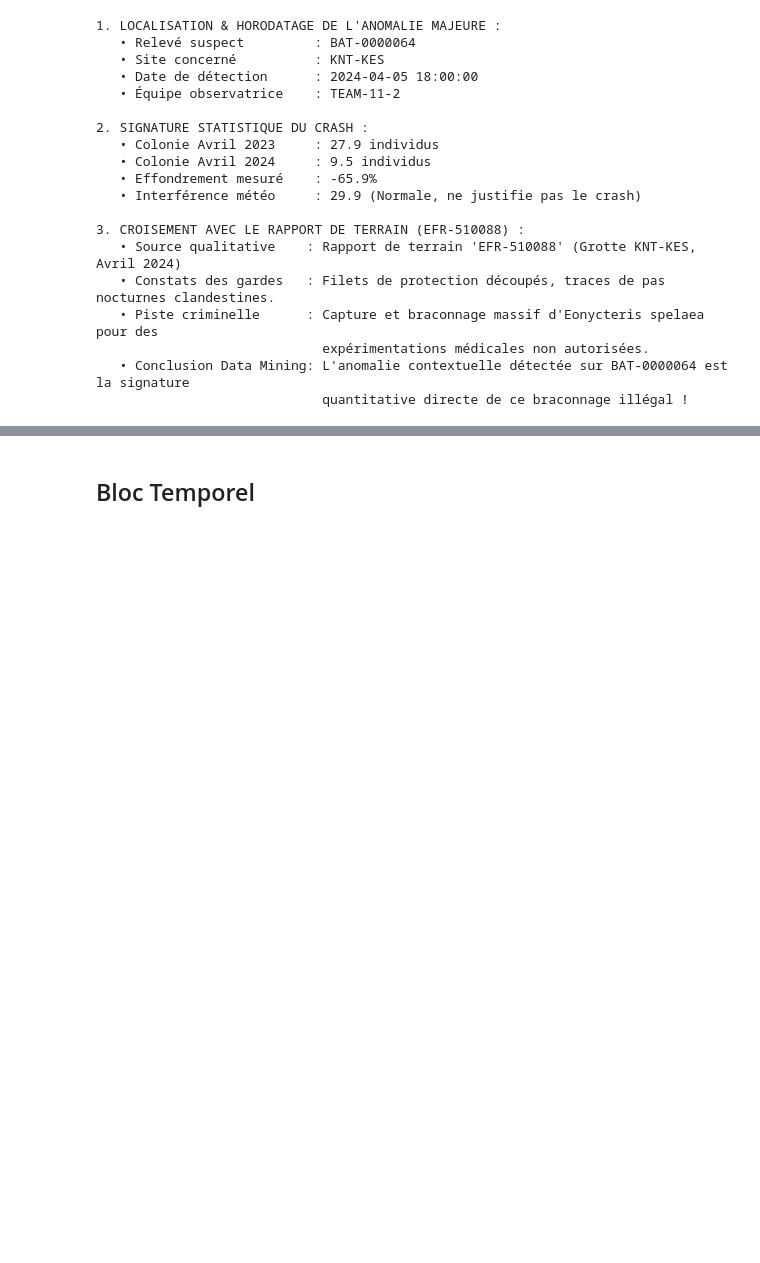
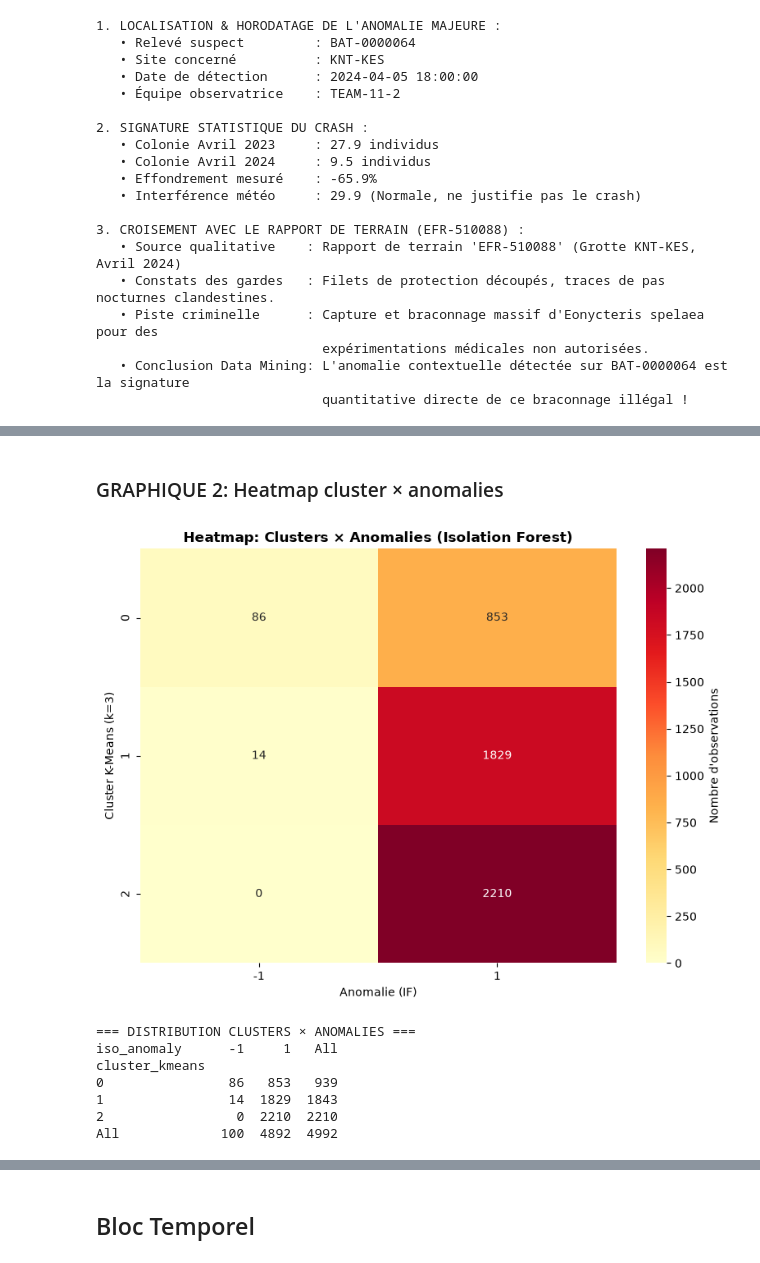
Before and after one commit to HananeDjouadi/G05-DataMining-2627, a Jupyter notebook: data/ecology/bat_surveys.ipynb, the cells around one changed output, grey strips where cells are left out. Saved outputs shown, nothing was run; the diff lists cells and outputs as text; code cells hidden in the pictures; blank space fills up the shorter version.

```diff
--- a/data/ecology/bat_surveys.ipynb
+++ b/data/ecology/bat_surveys.ipynb
@@ -1411,0 +1444,29 @@ print(f"                             quantitative directe de ce braconnage illé
+# %% [markdown]
+### GRAPHIQUE 2: Heatmap cluster × anomalies
+# %%
+# Matrice: Cluster × Anomalies
+cluster_anomaly = pd.crosstab(
+    df_analysis['cluster_kmeans'],
+    df_analysis['iso_anomaly'],
+    margins=True
+)
+
+plt.figure(figsize=(8, 6))
+sns.heatmap(cluster_anomaly.iloc[:-1, :-1], annot=True, fmt='d', cmap='YlOrRd', cbar_kws={'label': 'Nombre d\'observations'})
+plt.title('Heatmap: Clusters × Anomalies (Isolation Forest)', fontweight='bold', fontsize=12)
+plt.xlabel('Anomalie (IF)')
+plt.ylabel('Cluster K-Means (k=3)')
+plt.tight_layout()
+plt.show()
+
+print("\n=== DISTRIBUTION CLUSTERS × ANOMALIES ===")
+print(cluster_anomaly)
+# %% [output]
+[figure, added]
+=== DISTRIBUTION CLUSTERS × ANOMALIES ===
+iso_anomaly      -1     1   All
+cluster_kmeans
+0                86   853   939
+1                14  1829  1843
+2                 0  2210  2210
+All             100  4892  4992
```
Also changed, not shown: parts of 8 cells of this notebook, 1 other file.
